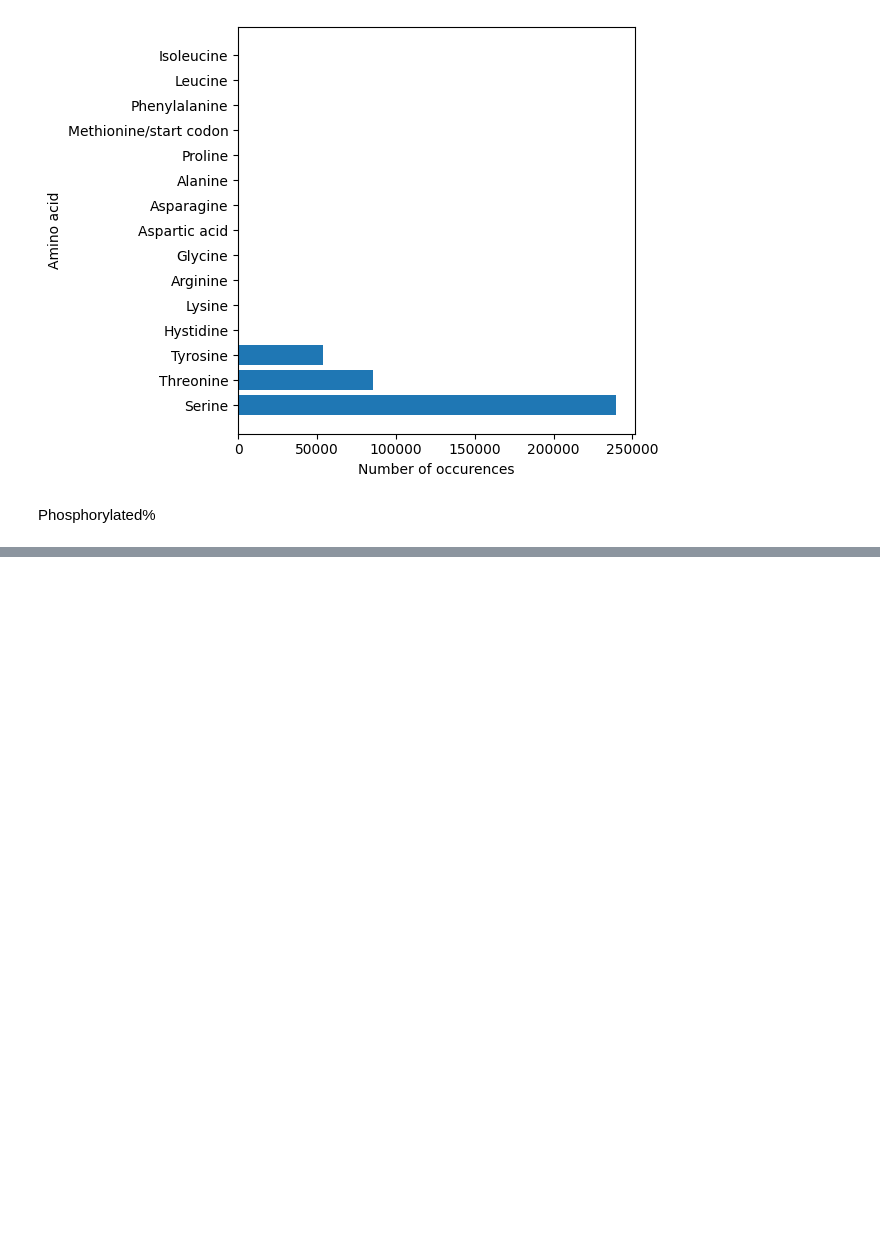
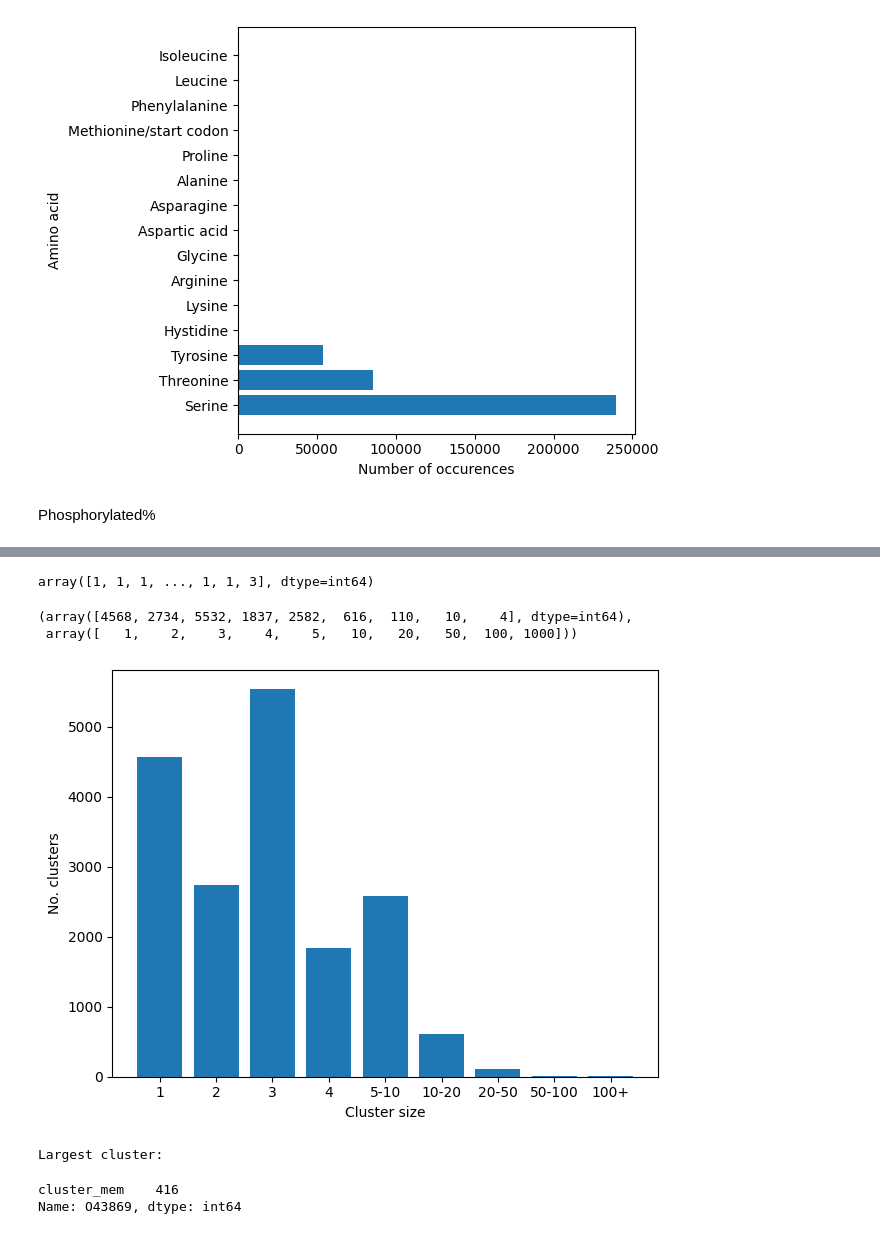
Before and after one commit to nexuso1/bio-research, a Jupyter notebook: notebooks/stats.ipynb, the cells around one changed output, grey strips where cells are left out. Saved outputs shown, nothing was run; the diff lists cells and outputs as text; code cells hidden in the pictures; blank space fills up the shorter version.

```diff
--- a/notebooks/stats.ipynb
+++ b/notebooks/stats.ipynb
@@ -60,13 +60,9 @@ phospho_data_pos
  'A8MXZ3': {'acids': ['T'], 'positions': ['132']},
  ...}
 # %%
-seq_iterator = SeqIO.parse(open("./phosphosite_sequences/Phosphosite_seq.fasta"), 'fasta')
+seq_iterator = SeqIO.parse(open("../data/phosphosite_sequences/Phosphosite_seq.fasta"), 'fasta')
 seq_dict = {}
 for seq in seq_iterator:
     # extract sequence id
-    try:
-        seq_id = seq.description.split('|')[-1]
-    except IndexError:
-        # For some reason, some sequences do not contain uniprot ids, so skip them
-        continue
+    seq_id = seq.description.split('|')[-1]
     seq_dict[seq_id] = str(seq.seq)
@@ -204,0 +224,2 @@ TypeError: 'NoneType' object is not iterable
+# %%
+new_cluster_data30 = pd.read_csv('../data/clustered30_new.tsv', names=['cluster_rep', 'cluster_mem'], sep='\t')
@@ -204,0 +237,3 @@ TypeError: 'NoneType' object is not iterable
+# %%
+grouped = new_cluster_data30.groupby('cluster_rep')
+grouped.count()
@@ -204,0 +255,37 @@ TypeError: 'NoneType' object is not iterable
+# %%
+grouped.count().to_numpy().flatten()
+# %% [output]
+array([1, 1, 1, ..., 1, 1, 3], dtype=int64)
+# %%
+import numpy as np
+group_sizes = grouped.count().to_numpy().flatten()
+bins = [1, 2, 3, 4, 5, 10, 20, 50, 100, 1000]
+hist = np.histogram(group_sizes, bins=bins)
+# %%
+hist
+# %% [output]
+(array([4568, 2734, 5532, 1837, 2582,  616,  110,   10,    4], dtype=int64),
+ array([   1,    2,    3,    4,    5,   10,   20,   50,  100, 1000]))
+# %%
+import matplotlib.pyplot as plt
+
+labels = [str(i) for i in bins[:-1]]
+for i in range(4, len(labels) - 1):
+    labels[i] = labels[i] + '-' + labels[i + 1]
+
+labels[-1] = labels[-1] + '+'
+
+plt.bar(labels, hist[0])
+plt.xlabel('Cluster size')
+plt.ylabel('No. clusters')
+plt.tight_layout()
+plt.show()
+# %% [output]
+[figure, added]
+# %%
+print('Largest cluster:')
+grouped.count().iloc[group_sizes.argmax()]
+# %% [output]
+Largest cluster:
+cluster_mem    416
+Name: O43869, dtype: int64
```
Also changed, not shown: parts of 9 cells of this notebook.
